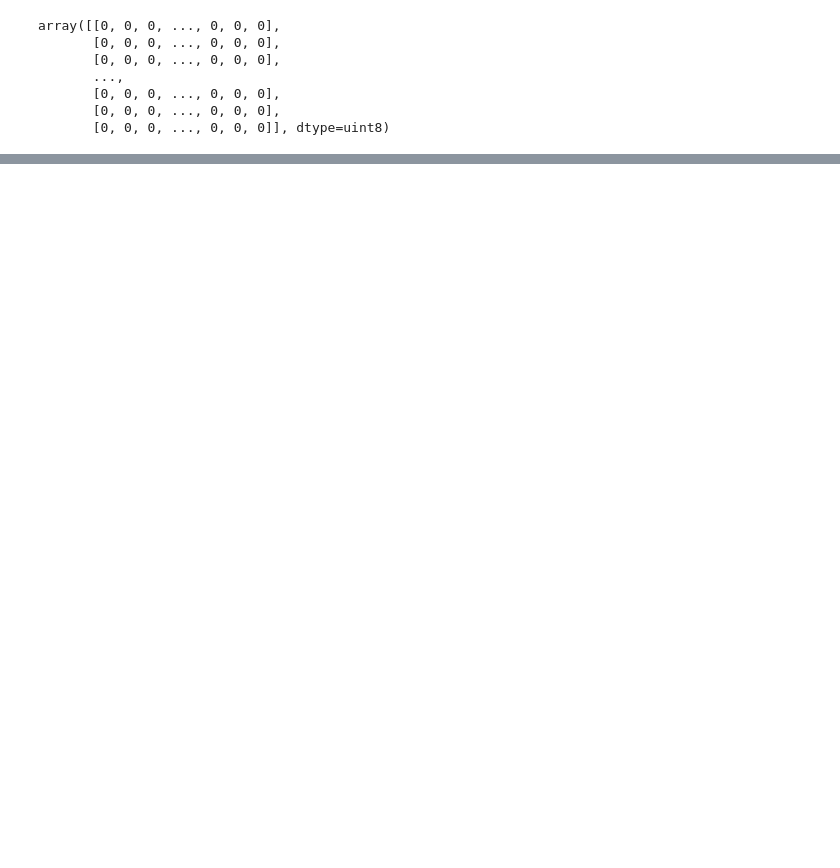
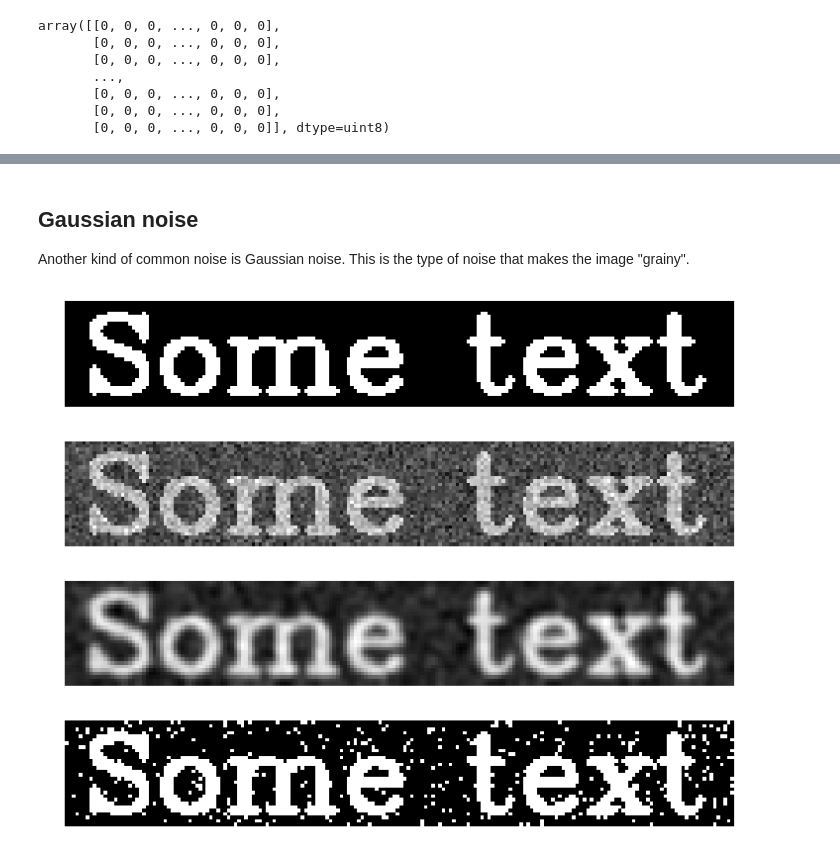
Before and after one commit to fredrikwahlberg/5LN721, a Jupyter notebook: Image manipulation examples.ipynb, the cells around one changed output, grey strips where cells are left out. Cells and saved outputs as stored; diff of their text form; code cells hidden in the pictures; blank space fills up the shorter version.

```diff
--- a/Image manipulation examples.ipynb
+++ b/Image manipulation examples.ipynb
@@ -91,0 +90,42 @@ plt.show()
+# %% [markdown]
+## Gaussian noise
+
+Another kind of common noise is Gaussian noise. This is the type of noise that makes the image "grainy".
+# %%
+# When working with Gaussian noise, we need some space between the used colours and the data type limits.
+img[img==0] = 100
+img[img==255] = 200
+
+# Add some Gaussian noise
+sigma = 20
+img_noise = img + np.random.normal(0, sigma, size=img.shape)
+
+# Convert back to 8bit image
+img_noise[img_noise<0] = 0
+img_noise[img_noise>255] = 255
+img_noise = np.asarray(img_noise, dtype=np.uint8)
+
+# Blur to average out the noise
+img_blur = cv2.GaussianBlur(img_noise, (5, 5), 0)
+
+# Threshold the image to separate foreground and background
+_, img_thresholded = cv2.threshold(img_noise, 127, 255, cv2.THRESH_BINARY)
+
+
+plt.figure(figsize=(10, 8))
+plt.subplot(4, 1, 1)
+plt.imshow(img, cmap='gray')
+plt.axis('off')
+plt.subplot(4, 1, 2)
+plt.imshow(img_noise, cmap='gray')
+plt.axis('off');
+plt.subplot(4, 1, 3)
+plt.imshow(img_blur, cmap='gray')
+plt.axis('off');
+plt.subplot(4, 1, 4)
+plt.imshow(img_thresholded, cmap='gray')
+plt.axis('off');
+plt.tight_layout()
+plt.show()
+# %% [output]
+[figure, added]
```
Also changed, not shown: parts of 12 cells of this notebook, 1 other file.
